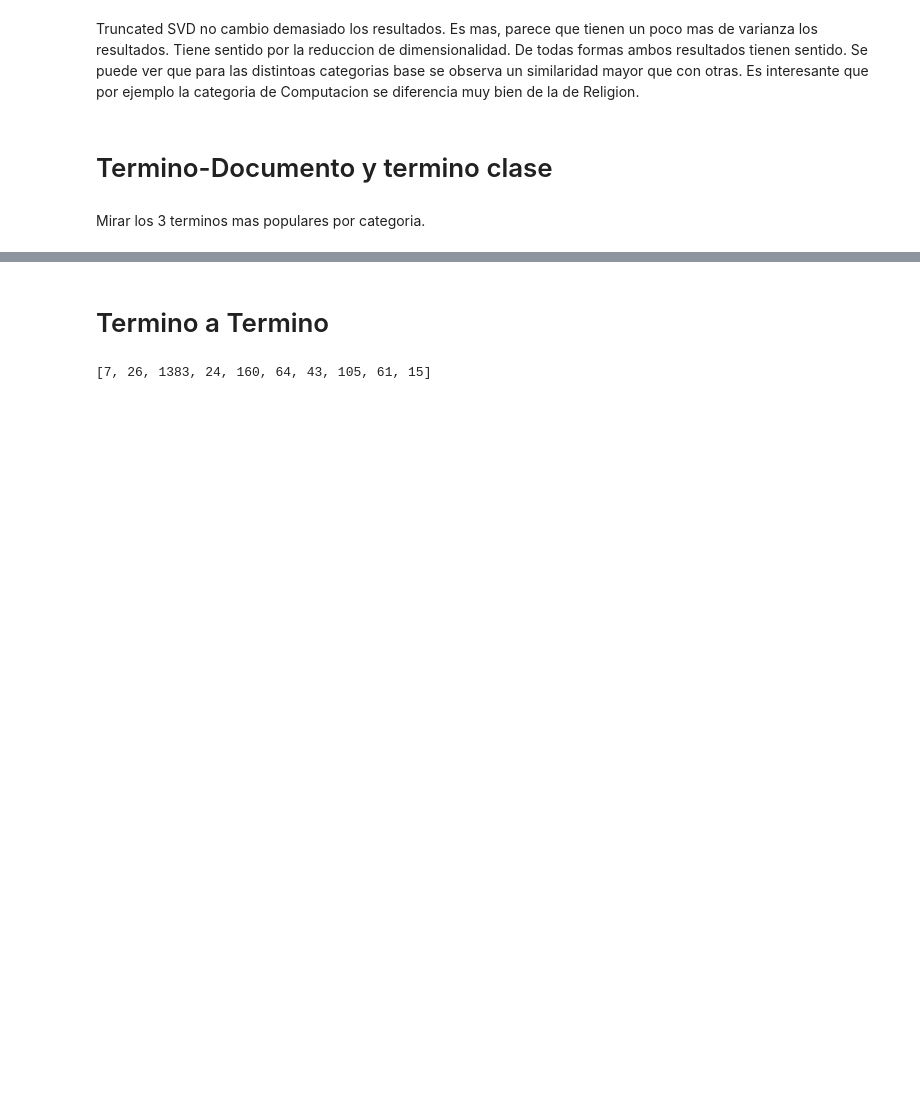
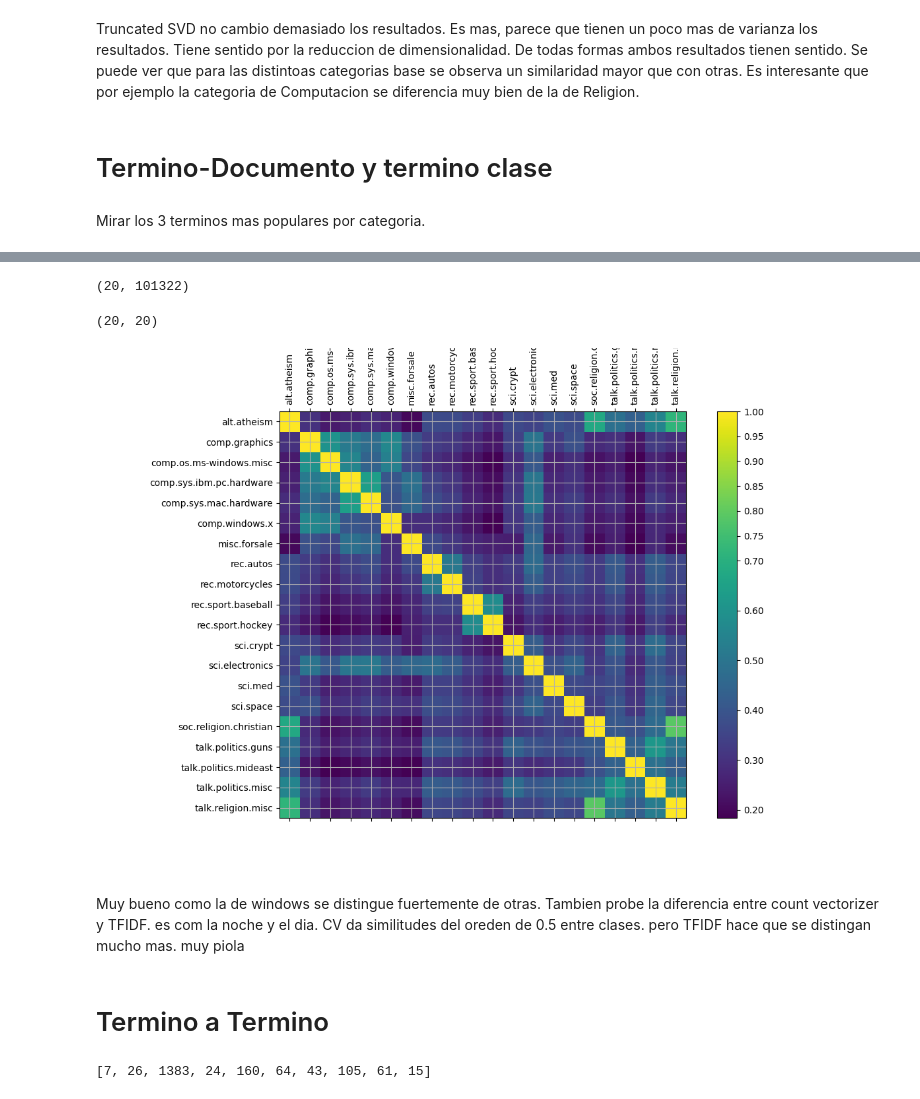
Before and after one commit to GullinoAgus/TP01-RNII-Embeddings, a Jupyter notebook: notebook.ipynb, the cells around one changed output, grey strips where cells are left out. Cells and saved outputs as stored; diff of their text form; code cells hidden in the pictures; blank space fills up the shorter version.

```diff
--- a/notebook.ipynb
+++ b/notebook.ipynb
@@ -154,0 +160,4 @@ TermDoc = cv.T
+# %%
+cv = TfidfVectorizer(ngram_range=(1,2), max_df=1.0, min_df=10, max_features=None, stop_words='english')
+res = cv.fit_transform(TNG_train.data)
+display(res)
@@ -155,3 +201,30 @@ TermDoc = cv.T
+# %%
+termClass = np.array([res[TNG_train.target == t, :].sum(axis=0) for t in range(20)])[:, 0, :]
+# %%
+termClass.shape
+# %% [output]
+(20, 101322)
+# %%
+matriz_similaridad = cosine_similarity(termClass)
+print(matriz_similaridad.shape)
+# %% [output]
+(20, 20)
+# %%
+plt.cla()
+
+fig, ax = plt.subplots(figsize=(12,8))
+cax = ax.matshow(matriz_similaridad, interpolation='nearest')
+ax.grid(True)
+plt.title('Class Similarity matrix')
+plt.xticks(range(20), TNG_train.target_names, rotation=90)
+plt.yticks(range(20), TNG_train.target_names)
+fig.colorbar(cax, ticks=[0.1, 0.2, 0.3, 0.4, 0.5, 0.6, 0.7, .75,.8,.85,.90,.95,1])
+plt.show()
+# %% [output]
+[figure, added]
+# %% [markdown]
+Muy bueno como la de windows se distingue fuertemente de otras.
+Tambien probe la diferencia entre count vectorizer y TFIDF. es com la noche y el dia. CV da similitudes del oreden de 0.5 entre clases. pero TFIDF hace que se distingan mucho mas. muy piola
 # %% [markdown]
 # Termino a Termino
 # %%
```
Also changed, not shown: parts of 37 cells of this notebook.
